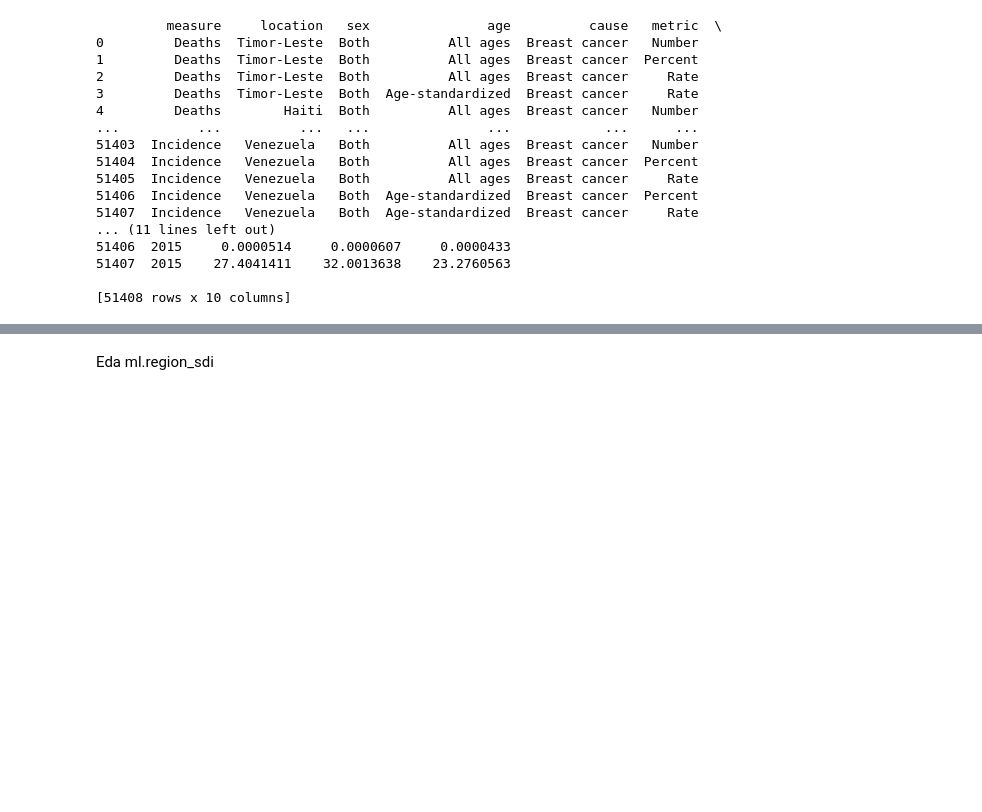
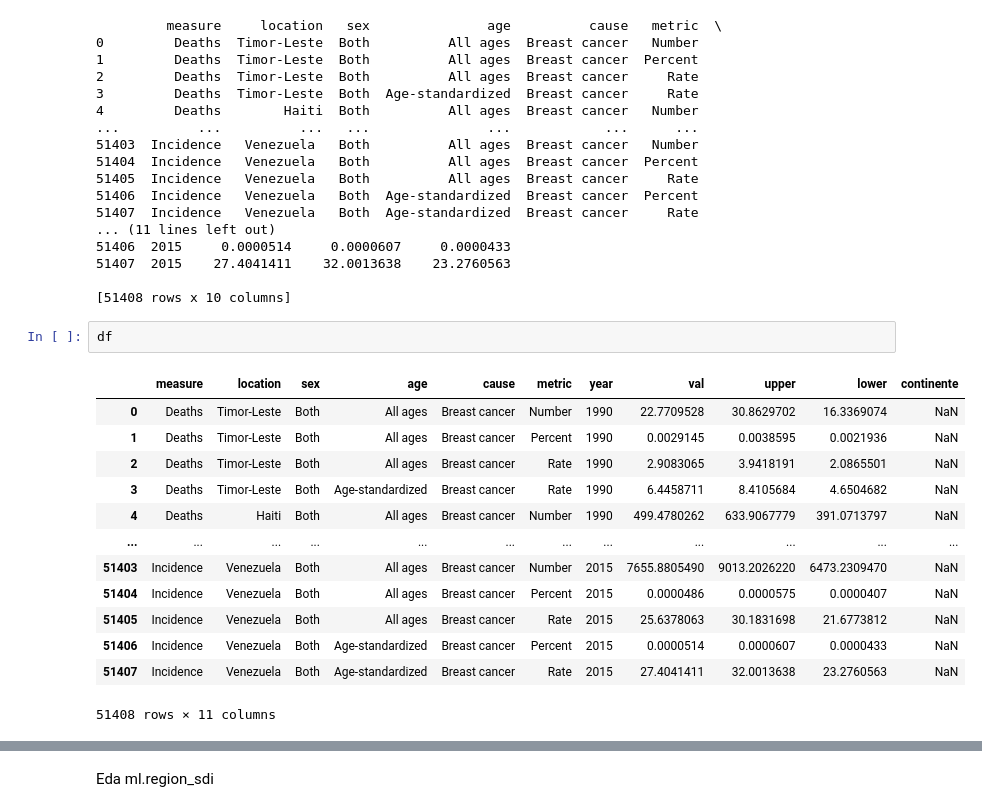
Before and after one commit to ArieleITSINCOM/ITSINCOM_Big_Data_PW2G2, a Jupyter notebook: Prova_EdaPW2.ipynb, the cells around one changed output, grey strips where cells are left out. Cells and saved outputs as stored; diff of their text form; blank space fills up the shorter version.

```diff
--- a/Prova_EdaPW2.ipynb
+++ b/Prova_EdaPW2.ipynb
@@ -170,3 +170,19 @@ finally:
 51407  2015    27.4041411    32.0013638    23.2760563
 
 [51408 rows x 10 columns]
+# %%
+df
+# %% [output]
+|  | measure | location | sex | age | cause | metric | year | val | upper | lower | continente |
+| 0 | Deaths | Timor-Leste | Both | All ages | Breast cancer | Number | 1990 | 22.7709528 | 30.8629702 | 16.3369074 | NaN |
+| 1 | Deaths | Timor-Leste | Both | All ages | Breast cancer | Percent | 1990 | 0.0029145 | 0.0038595 | 0.0021936 | NaN |
+| 2 | Deaths | Timor-Leste | Both | All ages | Breast cancer | Rate | 1990 | 2.9083065 | 3.9418191 | 2.0865501 | NaN |
+| 3 | Deaths | Timor-Leste | Both | Age-standardized | Breast cancer | Rate | 1990 | 6.4458711 | 8.4105684 | 4.6504682 | NaN |
+| 4 | Deaths | Haiti | Both | All ages | Breast cancer | Number | 1990 | 499.4780262 | 633.9067779 | 391.0713797 | NaN |
+| ... | ... | ... | ... | ... | ... | ... | ... | ... | ... | ... | ... |
+| 51403 | Incidence | Venezuela | Both | All ages | Breast cancer | Number | 2015 | 7655.8805490 | 9013.2026220 | 6473.2309470 | NaN |
+| 51404 | Incidence | Venezuela | Both | All ages | Breast cancer | Percent | 2015 | 0.0000486 | 0.0000575 | 0.0000407 | NaN |
+| 51405 | Incidence | Venezuela | Both | All ages | Breast cancer | Rate | 2015 | 25.6378063 | 30.1831698 | 21.6773812 | NaN |
+| 51406 | Incidence | Venezuela | Both | Age-standardized | Breast cancer | Percent | 2015 | 0.0000514 | 0.0000607 | 0.0000433 | NaN |
+| 51407 | Incidence | Venezuela | Both | Age-standardized | Breast cancer | Rate | 2015 | 27.4041411 | 32.0013638 | 23.2760563 | NaN |
+51408 rows × 11 columns
```
Also changed, not shown: parts of 4 cells of this notebook.
